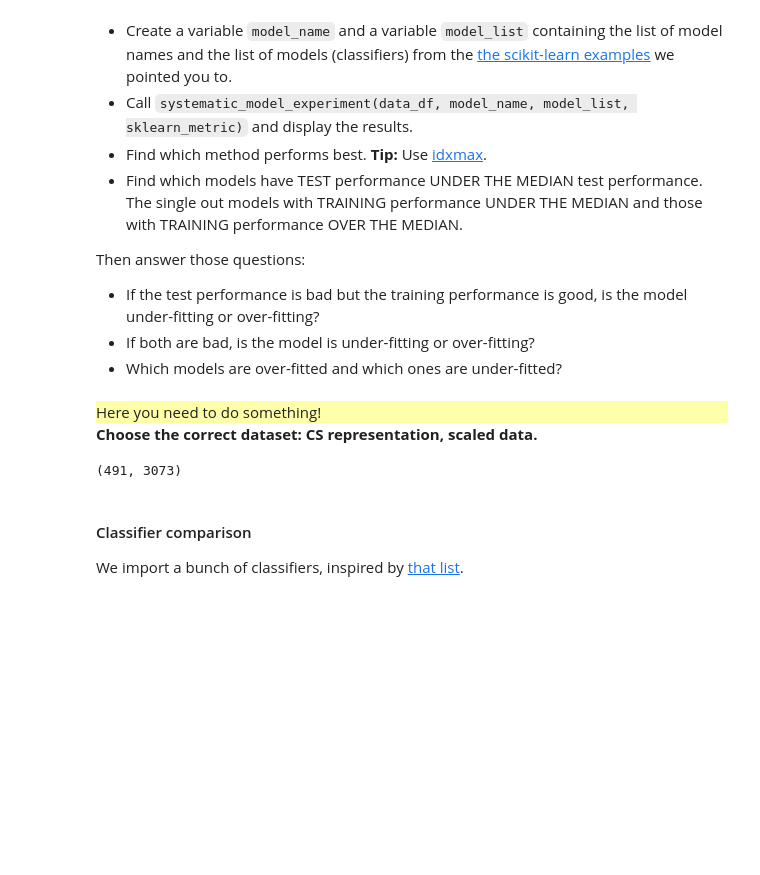
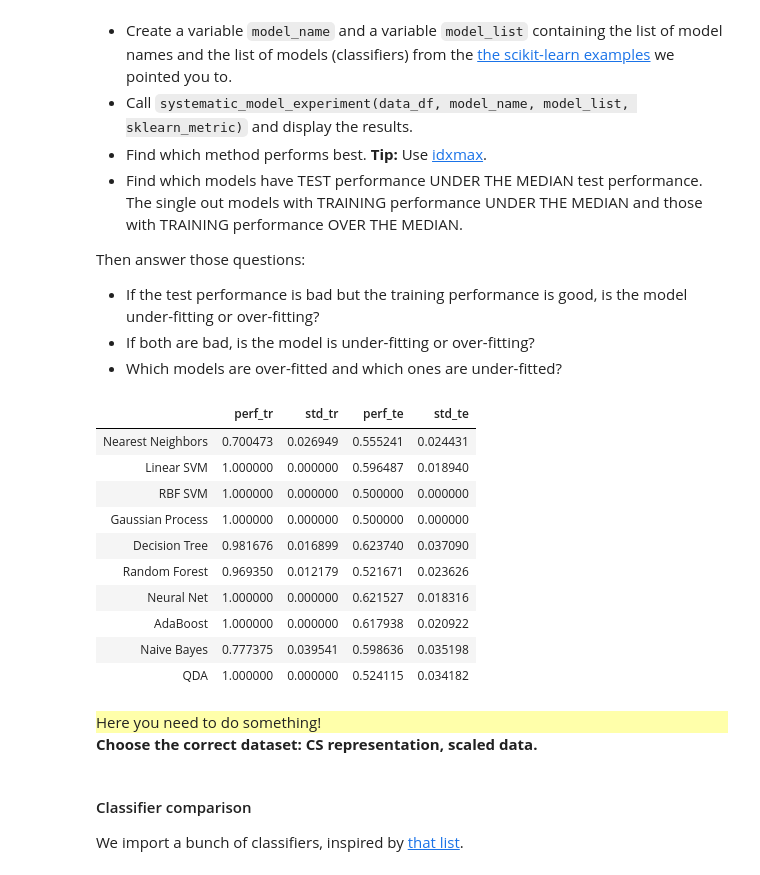
Before and after one commit to PhamAlexT/info232, a Jupyter notebook: TP2/TP2.ipynb, the cells around one changed output. Cells and saved outputs as stored; diff of their text form; code cells hidden in the pictures; blank space fills up the shorter version.

```diff
--- a/TP2/TP2.ipynb
+++ b/TP2/TP2.ipynb
@@ -410,15 +427,41 @@ Then answer those questions:
+# %%
+dataset_choice = 2
+data_df = all_scaled_data_df[dataset_choice]
+
+model_name = ["Nearest Neighbors", "Linear SVM", "RBF SVM", "Gaussian Process",
+         "Decision Tree", "Random Forest", "Neural Net", "AdaBoost",
+         "Naive Bayes", "QDA"]
+
+model_list = [
+    KNeighborsClassifier(3),
+    SVC(kernel="linear", C=0.025),
+    SVC(gamma=2, C=1),
+    GaussianProcessClassifier(1.0 * RBF(1.0)),
+    DecisionTreeClassifier(max_depth=10),
+    RandomForestClassifier(max_depth=10, n_estimators=10, max_features=1),
+    MLPClassifier(alpha=1, max_iter=1000),
+    AdaBoostClassifier(),
+    GaussianNB(),
+    QuadraticDiscriminantAnalysis()]
+# %%
+systematic_model_experiment(data_df,model_name,model_list,sklearn_metric)
+# %% [output]
+|  | perf_tr | std_tr | perf_te | std_te |
+| Nearest Neighbors | 0.700473 | 0.026949 | 0.555241 | 0.024431 |
+| Linear SVM | 1.000000 | 0.000000 | 0.596487 | 0.018940 |
+| RBF SVM | 1.000000 | 0.000000 | 0.500000 | 0.000000 |
+| Gaussian Process | 1.000000 | 0.000000 | 0.500000 | 0.000000 |
+| Decision Tree | 0.981676 | 0.016899 | 0.623740 | 0.037090 |
+| Random Forest | 0.969350 | 0.012179 | 0.521671 | 0.023626 |
+| Neural Net | 1.000000 | 0.000000 | 0.621527 | 0.018316 |
+| AdaBoost | 1.000000 | 0.000000 | 0.617938 | 0.020922 |
+| Naive Bayes | 0.777375 | 0.039541 | 0.598636 | 0.035198 |
+| QDA | 1.000000 | 0.000000 | 0.524115 | 0.034182 |
 # %% [markdown]
 <div style="background:#FFFFAA">
     Here you need to do something!
 </div>
 <b>Choose the correct dataset: CS representation, scaled data.</b>
-# %%
-dataset_choice = 0 # Change that
-data_df = all_data_df[dataset_choice] # Change that
-
-print(data_df.shape)
-# %% [output]
-(491, 3073)
 # %% [markdown]
 #### Classifier comparison
 We import a bunch of classifiers, inspired
```
Also changed, not shown: parts of 21 cells of this notebook.
